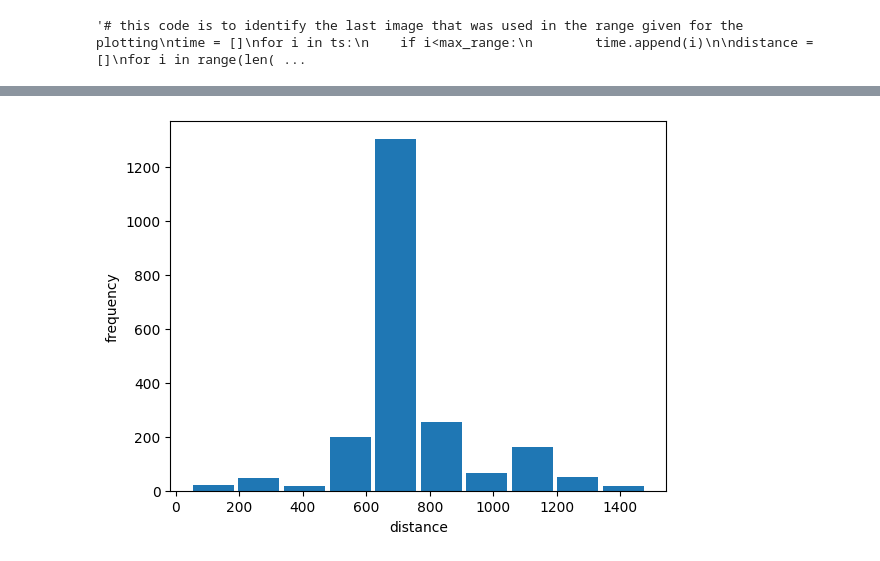
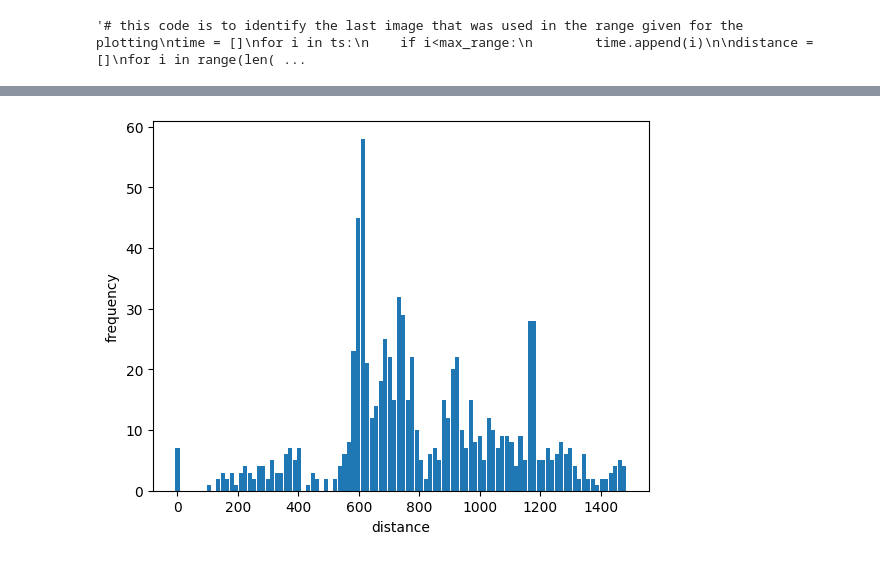
Before and after one commit to tushara04/pkl2elegans, a Jupyter notebook: analysis_code/com_vs_time.ipynb, the cells around one changed output, grey strips where cells are left out. Cells and saved outputs as stored; diff of their text form; code cells hidden in the pictures.

Commit message:
clean and complete analysis update
based on the feedback received, i disregarded the lost worms (if body count < 2) in measuring the distance. also fixed a lot of minor issues.

```diff
--- a/analysis_code/com_vs_time.ipynb
+++ b/analysis_code/com_vs_time.ipynb
@@ -237,15 +270,16 @@ done
 # %%
 import pandas as pd
 import matplotlib.pyplot as plt
 import numpy as np
 
-data_r = pd.read_csv("/home/tushara/Documents/projects/phylab/elegans/analysis_code/analyzed_data/distance_over_time_new.csv", header=0)
+data_r = pd.read_csv("/home/tushara/Documents/projects/phylab/elegans/analysis_code/analyzed_data/distance_over_time_confined.csv", header=0)
 ts = data_r.iloc[:,0].values
 ds = data_r.iloc[:,1].values
 
-plt.hist(ds, bins=10, align = "left", rwidth = 0.9)
+plt.hist(ds, bins=100, align = "left", rwidth = 0.9)
 plt.xlabel("distance")
 plt.ylabel("frequency")
+plt.savefig("/home/tushara/Documents/projects/phylab/elegans/analysis_code/images/hist_confined.png")
 plt.show()
 # %% [output]
-[figure, old version]
+[figure, new version]
```
Also changed, not shown: parts of 9 cells of this notebook, 1 other file.
